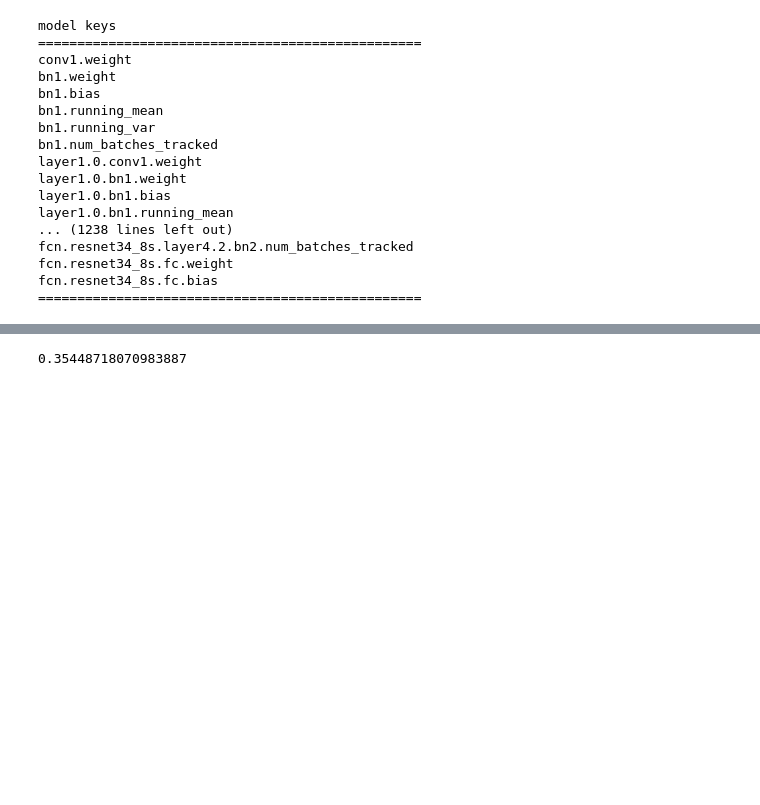
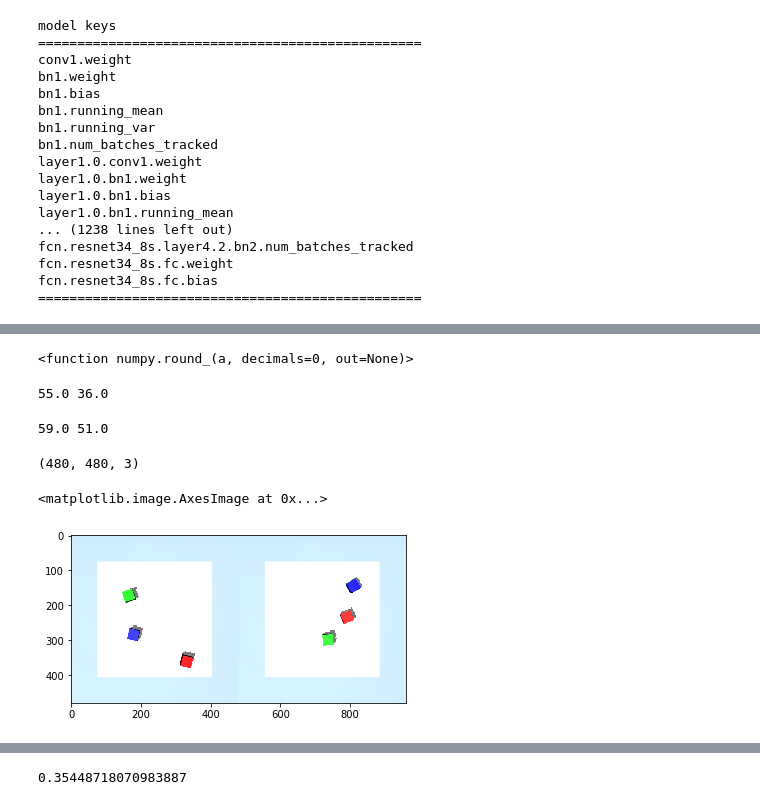
Before and after one commit to hogunkee/ur5_manipulation, a Jupyter notebook: object_wise/dqn/debugging.ipynb, the cells around one changed output, grey strips where cells are left out. Cells and saved outputs as stored; diff of their text form; code cells hidden in the pictures; blank space fills up the shorter version.

```diff
--- a/object_wise/dqn/debugging.ipynb
+++ b/object_wise/dqn/debugging.ipynb
@@ -115,0 +122,18 @@ print(et-st)
+# %%
+np.round
+# %% [output]
+<function numpy.round_(a, decimals=0, out=None)>
+# %%
+px, py = np.where(s_align[0]>0)
+px = px.mean().round()
+py = py.mean().round()
+print(px, py)
+# %% [output]
+55.0 36.0
+# %%
+gx, gy = np.where(sg[0]>0)
+gx = gx.mean().round()
+gy = gy.mean().round()
+print(gx, gy)
+# %% [output]
+59.0 51.0
@@ -115,0 +142,9 @@ print(et-st)
+# %%
+state[0].shape
+# %% [output]
+(480, 480, 3)
+# %%
+plt.imshow(np.concatenate([state[0], state[1]], 1))
+# %% [output]
+<matplotlib.image.AxesImage at 0x...>
+[figure, added]
```
Also changed, not shown: parts of 6 cells of this notebook, 5 other files.
